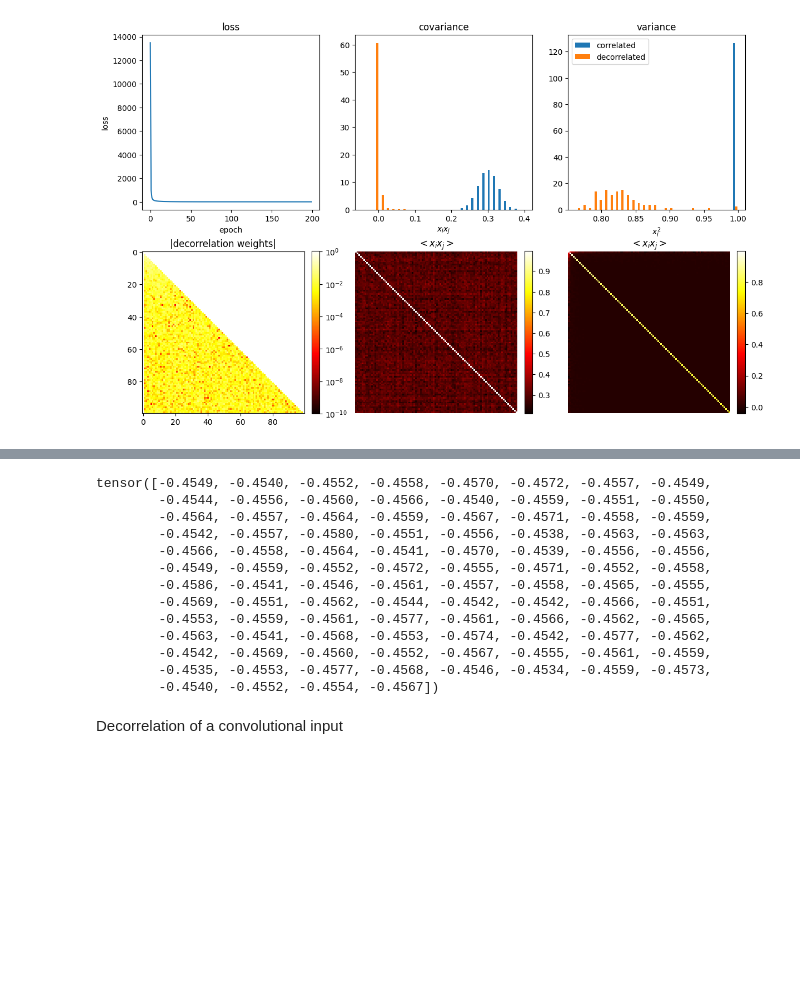
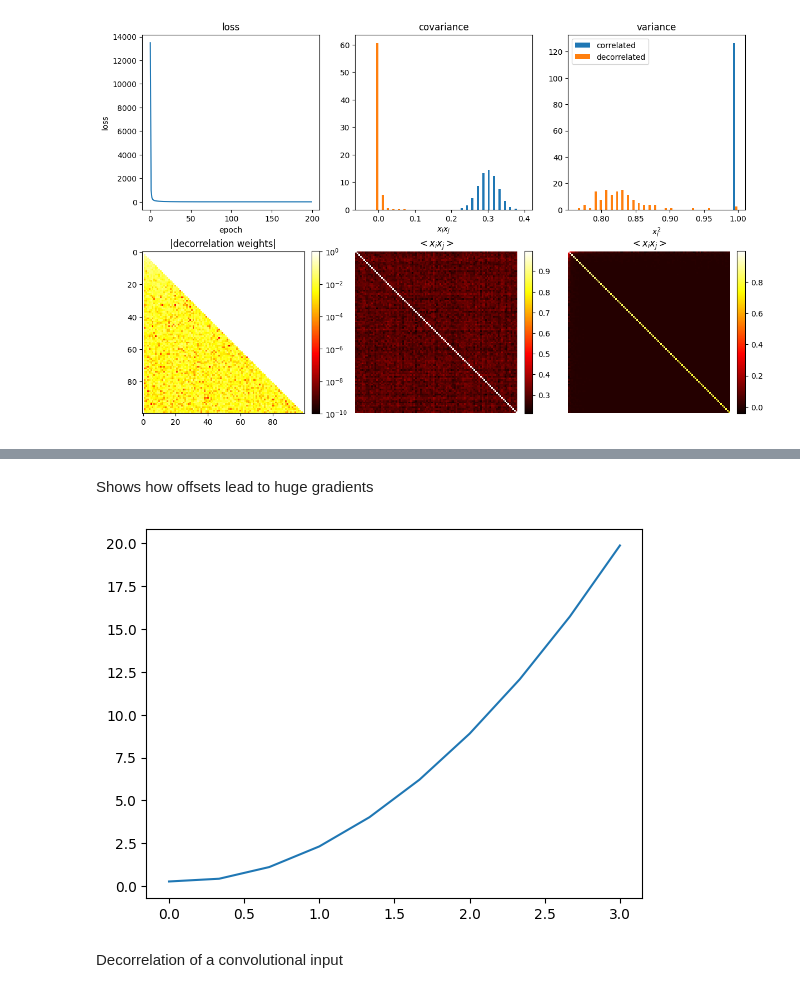
Before and after one commit to artcogsys/decorbp, a Jupyter notebook: examples/decorrelation_analysis.ipynb, the cells around one changed output, grey strips where cells are left out. Cells and saved outputs as stored; diff of their text form; code cells hidden in the pictures; blank space fills up the shorter version.

```diff
--- a/examples/decorrelation_analysis.ipynb
+++ b/examples/decorrelation_analysis.ipynb
@@ -119,19 +120,35 @@ mean variance: 14545409259077632.00
-# %%
-model.bias
-# %% [output]
-tensor([-0.4549, -0.4540, -0.4552, -0.4558, -0.4570, -0.4572, -0.4557, -0.4549,
-        -0.4544, -0.4556, -0.4560, -0.4566, -0.4540, -0.4559, -0.4551, -0.4550,
-        -0.4564, -0.4557, -0.4564, -0.4559, -0.4567, -0.4571, -0.4558, -0.4559,
-        -0.4542, -0.4557, -0.4580, -0.4551, -0.4556, -0.4538, -0.4563, -0.4563,
-        -0.4566, -0.4558, -0.4564, -0.4541, -0.4570, -0.4539, -0.4556, -0.4556,
-        -0.4549, -0.4559, -0.4552, -0.4572, -0.4555, -0.4571, -0.4552, -0.4558,
-        -0.4586, -0.4541, -0.4546, -0.4561, -0.4557, -0.4558, -0.4565, -0.4555,
-        -0.4569, -0.4551, -0.4562, -0.4544, -0.4542, -0.4542, -0.4566, -0.4551,
-        -0.4553, -0.4559, -0.4561, -0.4577, -0.4561, -0.4566, -0.4562, -0.4565,
-        -0.4563, -0.4541, -0.4568, -0.4553, -0.4574, -0.4542, -0.4577, -0.4562,
-        -0.4542, -0.4569, -0.4560, -0.4552, -0.4567, -0.4555, -0.4561, -0.4559,
-        -0.4535, -0.4553, -0.4577, -0.4568, -0.4546, -0.4534, -0.4559, -0.4573,
-        -0.4540, -0.4552, -0.4554, -0.4567])
+# %% [markdown]
+Shows how offsets lead to huge gradients
+# %%
+num_samples=1000
+num_features=100
+num_epochs=1000
+seed=42
+decor_lr=1e-1
+kappa=1e-1
+
+offsets = np.linspace(0, 3, 10)
+
+grads = torch.zeros(len(offsets))
+for i, offset in enumerate(offsets):
+
+    torch.manual_seed(seed)
+    torch.cuda.manual_seed(seed)
+    np.random.seed(seed)
+
+    # generate correlated data
+    data = generate_correlated_data(num_features, num_samples).to(device) + offset
+
+    # create a decorrelator
+    model = Decorrelation(in_features=num_features, bias_lr=1e-1, kappa=kappa).to(device)
+
+    model.forward(data)
+    model.update()
+    grads[i] = torch.norm(model.weight.grad)
+
+plt.plot(offsets, grads);
+# %% [output]
+[figure, added]
 # %% [markdown]
 Decorrelation of a convolutional input
 # %%
```
Also changed, not shown: parts of 6 cells of this notebook, 4 other files.
